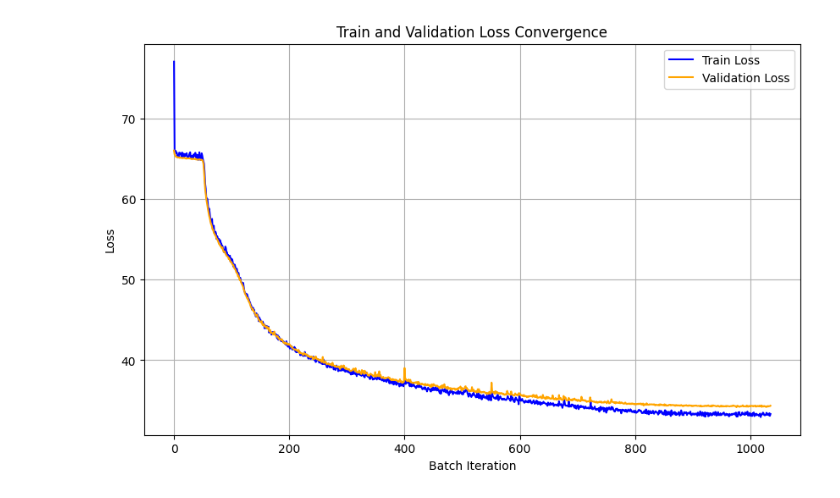
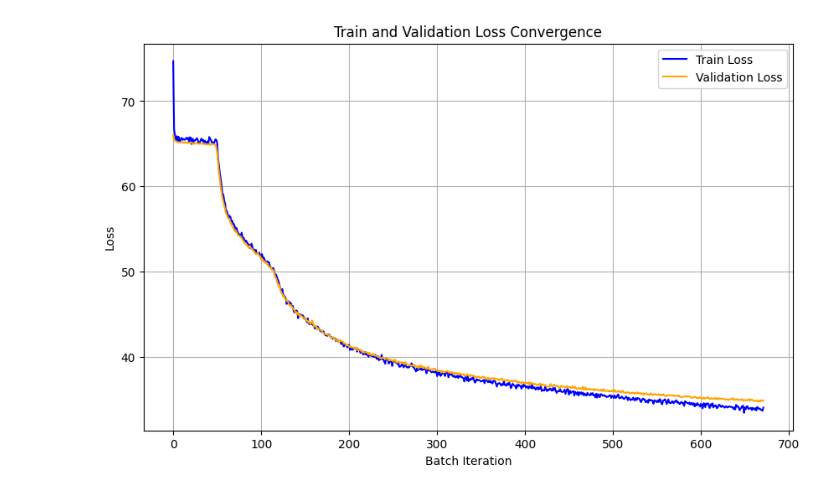
Before and after one commit to tianti1/ECGMind, a Jupyter notebook: analysis/convergence_curve.ipynb, the cells around one changed output. Drawn from its saved outputs; the diff is of its cells as text; code cells hidden in the pictures.

```diff
--- a/analysis/convergence_curve.ipynb
+++ b/analysis/convergence_curve.ipynb
@@ -41,6 +41,6 @@ def plot_convergence_curve(log_file):
     plt.grid(True)
     plt.show()
 # %%
-plot_convergence_curve("/root/ecg_ai/FocusECG/FocusECG/ckpt/pre_train/chapman_ningbo_code15/FocusMae/202501121549/202501121549_exp.log")
+plot_convergence_curve("/root/ecg/FocusECG/ckpt/pre_train/chapman_ningbo_code15/ST-MEM/202501181853/202501181853_exp.log")
 # %% [output]
-[figure, old version]
+[figure, new version]
```
Also changed, not shown: 17 other files.
